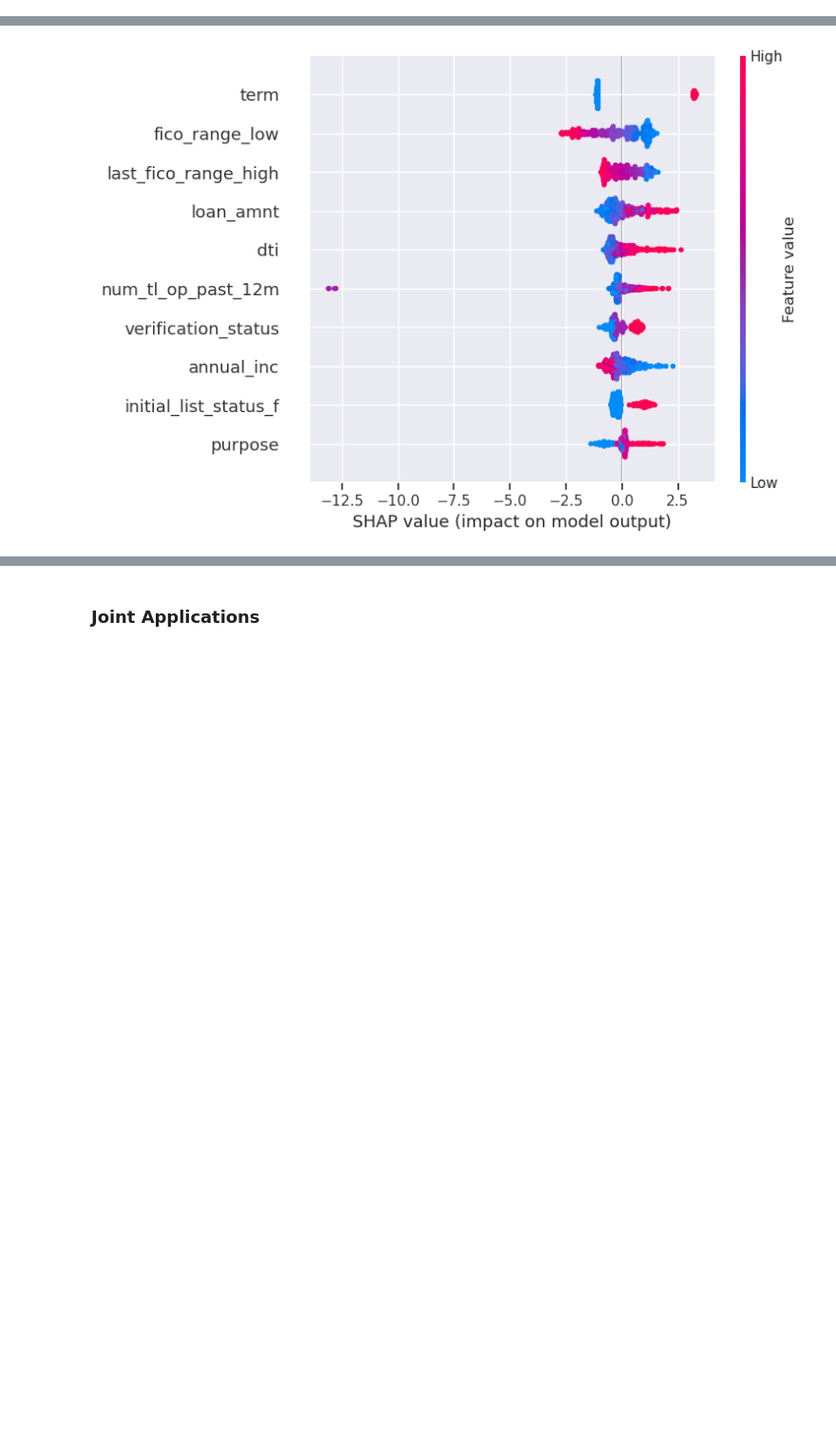
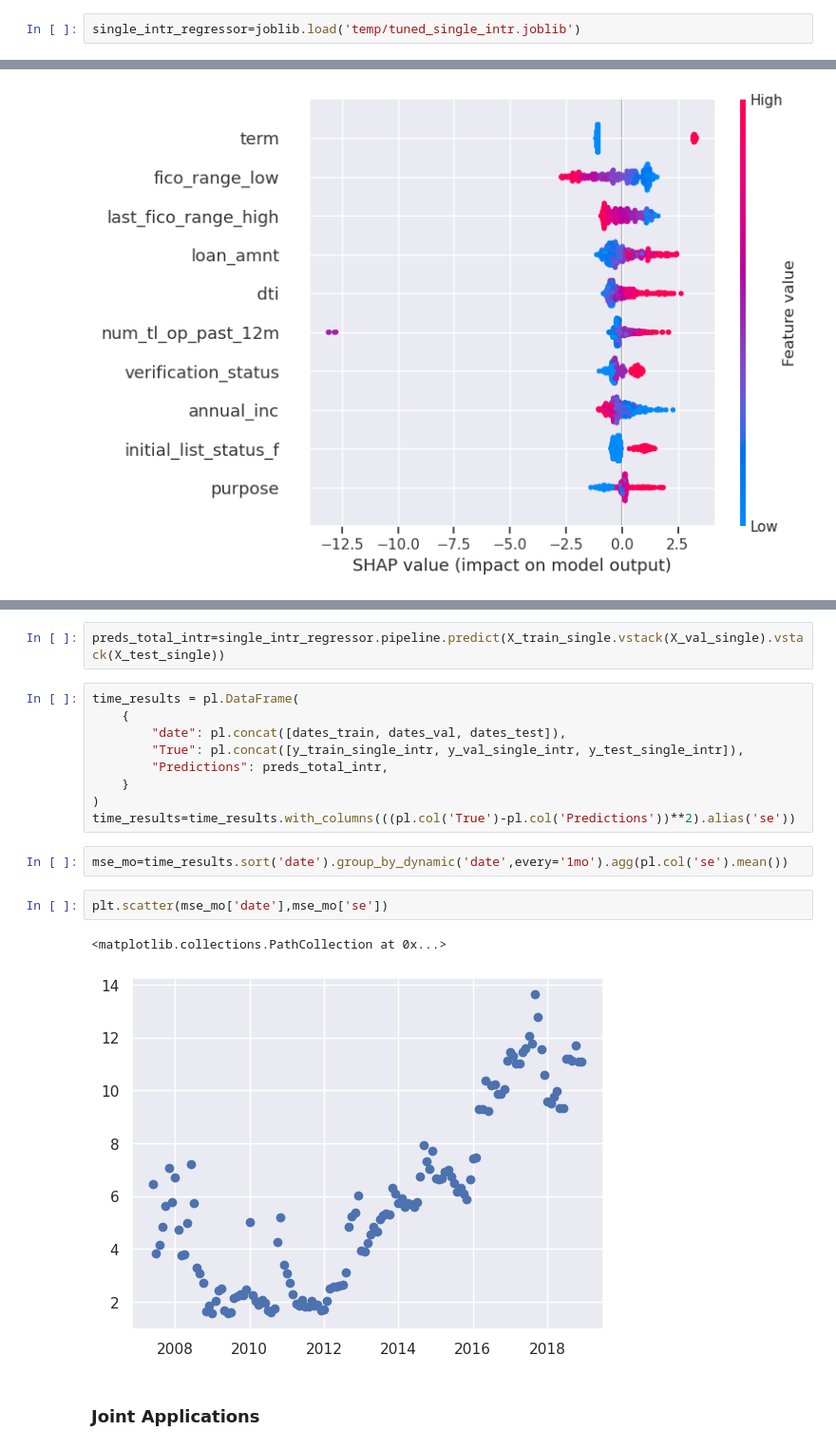
Before and after one commit to gediminas-skvarnavicius/lending-club, a Jupyter notebook: model_2_grade.ipynb, the cells around one changed output, grey strips where cells are left out. Shown: that part at 95% size. Cells and saved outputs as stored; diff of their text form; blank space fills up the shorter version.

```diff
--- a/model_2_grade.ipynb
+++ b/model_2_grade.ipynb
@@ -1311,6 +1320,8 @@ single_intr_regressor.tune_model(X_train_single,
     stratify=False)
 
 joblib.dump(single_intr_regressor,'temp/tuned_single_intr.joblib')
+# %%
+single_intr_regressor=joblib.load('temp/tuned_single_intr.joblib')
 # %%
 single_intr_regressor.best_params
 # %% [output]
@@ -1385,3 +1412,21 @@ joblib.dump(single_intr_regressor.pipeline,'trained_models/model_single_intr.job
+# %%
+preds_total_intr=single_intr_regressor.pipeline.predict(X_train_single.vstack(X_val_single).vstack(X_test_single))
+# %%
+time_results = pl.DataFrame(
+    {
+        "date": pl.concat([dates_train, dates_val, dates_test]),
+        "True": pl.concat([y_train_single_intr, y_val_single_intr, y_test_single_intr]),
+        "Predictions": preds_total_intr,
+    }
+)
+time_results=time_results.with_columns(((pl.col('True')-pl.col('Predictions'))**2).alias('se'))
+# %%
+mse_mo=time_results.sort('date').group_by_dynamic('date',every='1mo').agg(pl.col('se').mean())
+# %%
+plt.scatter(mse_mo['date'],mse_mo['se'])
+# %% [output]
+<matplotlib.collections.PathCollection at 0x...>
+[figure, added]
 # %% [markdown]
 ### Joint Applications
 # %%
```
Also changed, not shown: parts of 11 cells of this notebook, 1 other file.
